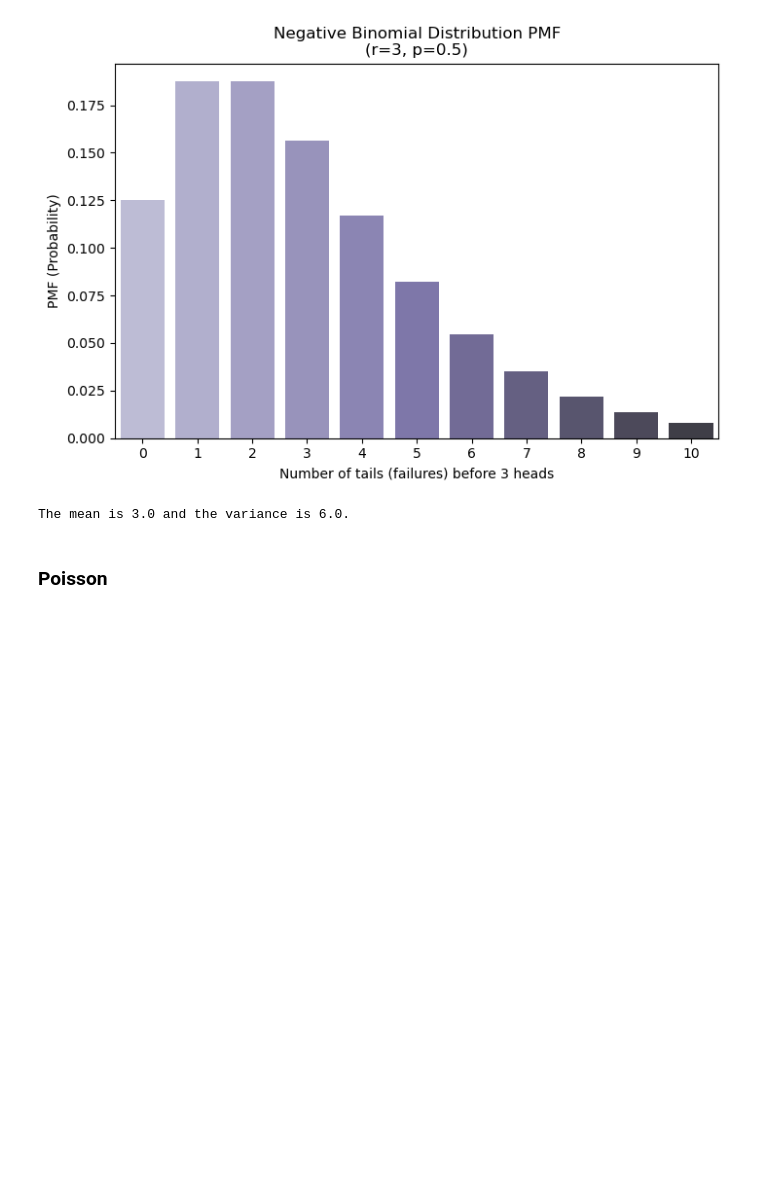
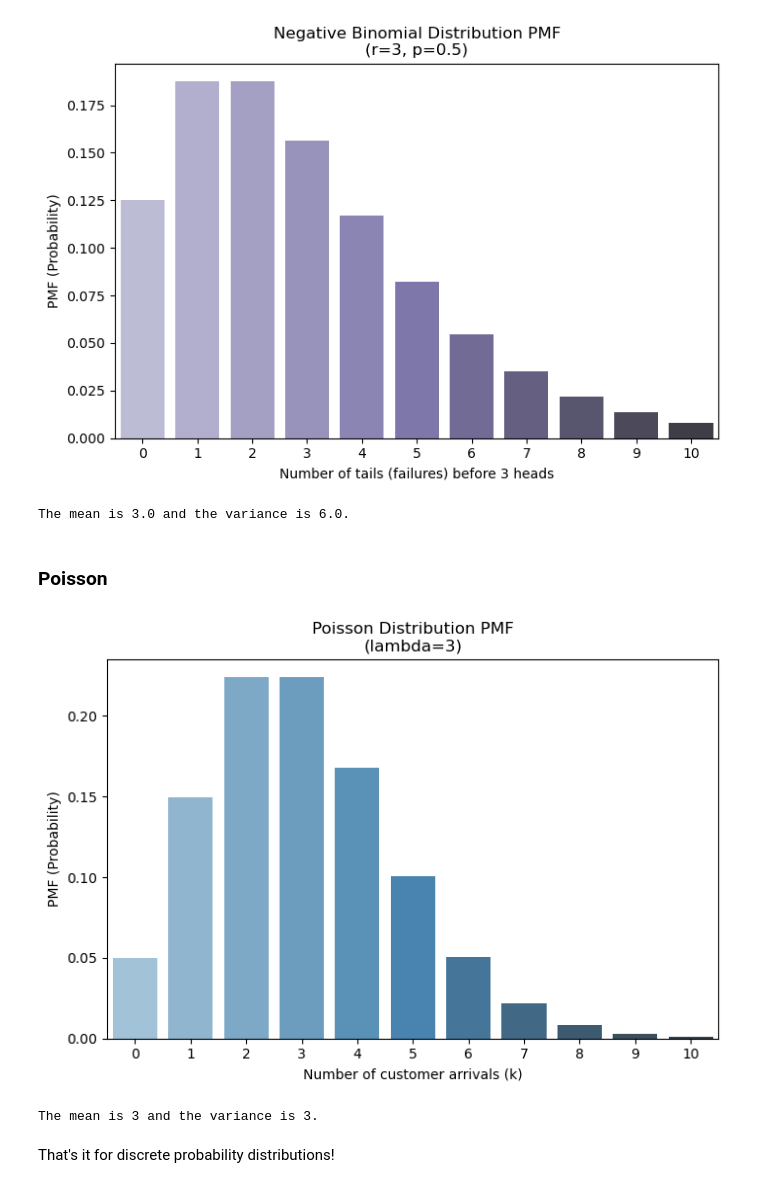
Before and after one commit to dusan-zdravkovic/Exam-P-Programs, a Jupyter notebook: discrete_distributions.ipynb, the cells around one changed output. Cells and saved outputs as stored; diff of their text form; code cells hidden in the pictures; blank space fills up the shorter version.

```diff
--- a/discrete_distributions.ipynb
+++ b/discrete_distributions.ipynb
@@ -185,3 +185,31 @@ print(f"The mean is {mean} and the variance is {variance}.")
 The mean is 3.0 and the variance is 6.0.
 # %% [markdown]
 ### Poisson
+# %%
+from scipy.stats import poisson
+
+# Parameters for the Poisson distribution
+lambda_ = 3  # Average number of customer arrivals per hour, known mean
+k_values = np.arange(0, 11)  # Possible number of customer arrivals (0 to 10)
+
+# Calculate the PMF (probability mass function) using scipy's poisson
+pmf = poisson.pmf(k_values, lambda_)
+
+# Plot the PMF using seaborn
+plt.figure(figsize=(8, 5))
+sns.barplot(x=k_values, y=pmf, palette="Blues_d")
+plt.title(f"Poisson Distribution PMF\n(lambda={lambda_})")
+plt.xlabel("Number of customer arrivals (k)")
+plt.ylabel("PMF (Probability)")
+plt.show()
+
+# Calculate the mean and variance for Poisson distribution
+mean = lambda_  # Mean is λ in Poisson
+variance = lambda_  # Variance is also λ in Poisson
+
+print(f"The mean is {mean} and the variance is {variance}.")
+# %% [output]
+[figure, added]
+The mean is 3 and the variance is 3.
+# %% [markdown]
+That's it for discrete probability distributions!
```
